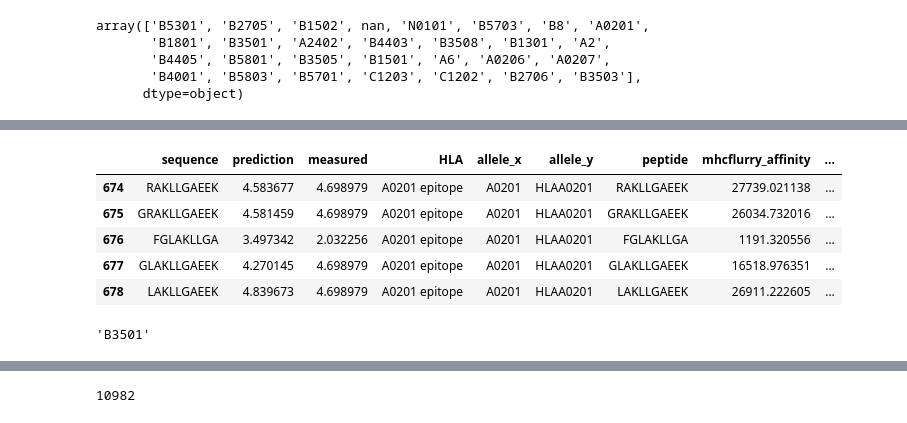
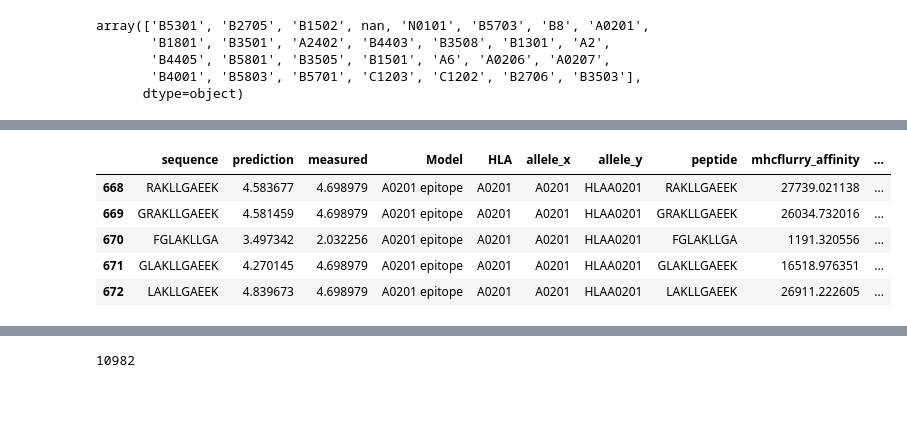
Before and after one commit to sermare/ESMCBA, a Jupyter notebook: jupyter_notebooks/binding_affinity/BA_hs.ipynb, the cells around one changed output, grey strips where cells are left out. Saved outputs shown, nothing was run; the diff lists cells and outputs as text; code cells hidden in the pictures.

```diff
--- a/jupyter_notebooks/binding_affinity/BA_hs.ipynb
+++ b/jupyter_notebooks/binding_affinity/BA_hs.ipynb
@@ -290,15 +246,11 @@ rfd_peptides.drop_duplicates().groupby('hla_allele').size().reset_index(name='co
 # %%
 peptides_eval_set_ESMCBA = pd.read_csv('/global/scratch/users/sergiomar10/ESMCBA/ESMCBA/performances/predictions_of_models.csv')
-peptides_eval_set_ESMCBA = peptides_eval_set_ESMCBA[peptides_eval_set_ESMCBA['HLA'] == 'A0201 epitope']
+peptides_eval_set_ESMCBA = peptides_eval_set_ESMCBA[peptides_eval_set_ESMCBA['Model'] == 'A0201 epitope']
 peptides_eval_set_ESMCBA.head()
 # %% [output]
-|  | sequence | prediction | measured | HLA | allele_x | allele_y | peptide | mhcflurry_affinity | ... |
-| 674 | RAKLLGAEEK | 4.583677 | 4.698979 | A0201 epitope | A0201 | HLAA0201 | RAKLLGAEEK | 27739.021138 | ... |
-| 675 | GRAKLLGAEEK | 4.581459 | 4.698979 | A0201 epitope | A0201 | HLAA0201 | GRAKLLGAEEK | 26034.732016 | ... |
-| 676 | FGLAKLLGA | 3.497342 | 2.032256 | A0201 epitope | A0201 | HLAA0201 | FGLAKLLGA | 1191.320556 | ... |
-| 677 | GLAKLLGAEEK | 4.270145 | 4.698979 | A0201 epitope | A0201 | HLAA0201 | GLAKLLGAEEK | 16518.976351 | ... |
-| 678 | LAKLLGAEEK | 4.839673 | 4.698979 | A0201 epitope | A0201 | HLAA0201 | LAKLLGAEEK | 26911.222605 | ... |
+|  | sequence | prediction | measured | Model | HLA | allele_x | allele_y | peptide | mhcflurry_affinity | ... |
+| 668 | RAKLLGAEEK | 4.583677 | 4.698979 | A0201 epitope | A0201 | A0201 | HLAA0201 | RAKLLGAEEK | 27739.021138 | ... |
+| 669 | GRAKLLGAEEK | 4.581459 | 4.698979 | A0201 epitope | A0201 | A0201 | HLAA0201 | GRAKLLGAEEK | 26034.732016 | ... |
+| 670 | FGLAKLLGA | 3.497342 | 2.032256 | A0201 epitope | A0201 | A0201 | HLAA0201 | FGLAKLLGA | 1191.320556 | ... |
+| 671 | GLAKLLGAEEK | 4.270145 | 4.698979 | A0201 epitope | A0201 | A0201 | HLAA0201 | GLAKLLGAEEK | 16518.976351 | ... |
+| 672 | LAKLLGAEEK | 4.839673 | 4.698979 | A0201 epitope | A0201 | A0201 | HLAA0201 | LAKLLGAEEK | 26911.222605 | ... |
-# %%
-allele
-# %% [output]
-'B3501'
```
Also changed, not shown: parts of 15 cells of this notebook, 22 other files.
